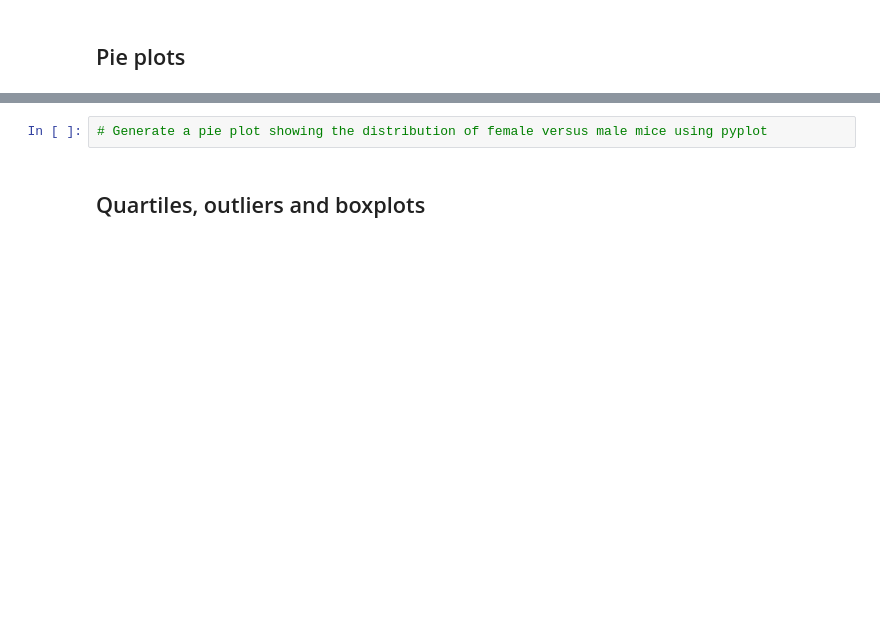
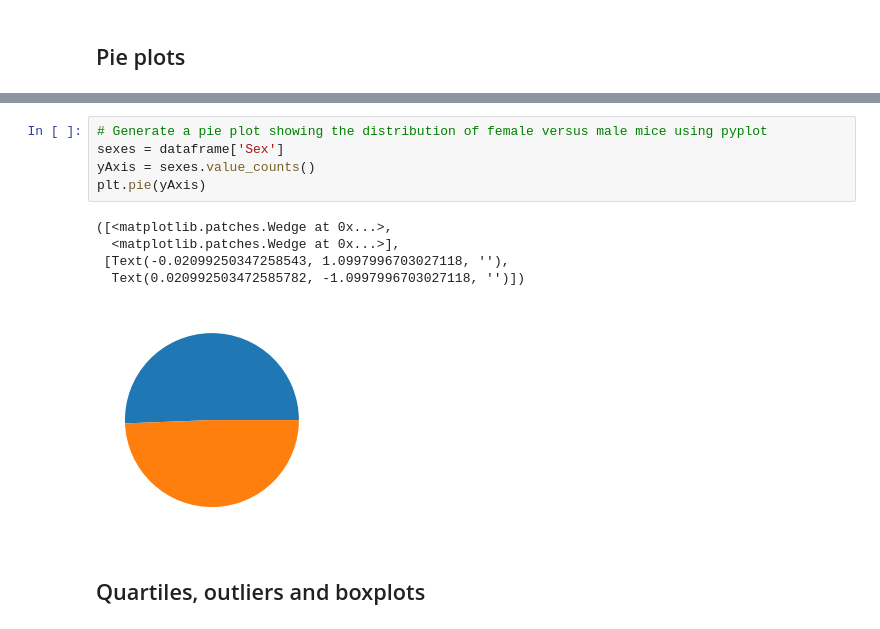
Before and after one commit to alexanderdyan/matplotlib-challenge, a Jupyter notebook: Pymaceuticals/pymaceuticals_starter.ipynb, the cells around one changed output, grey strips where cells are left out. Saved outputs shown, nothing was run; the diff lists cells and outputs as text; blank space fills up the shorter version.

```diff
--- a/Pymaceuticals/pymaceuticals_starter.ipynb
+++ b/Pymaceuticals/pymaceuticals_starter.ipynb
@@ -180,5 +184,14 @@ Text(0, 0.5, '# of Data Points')
 # %%
 # Generate a pie plot showing the distribution of female versus male mice using pyplot
+sexes = dataframe['Sex']
+yAxis = sexes.value_counts()
+plt.pie(yAxis)
+# %% [output]
+([<matplotlib.patches.Wedge at 0x...>,
+  <matplotlib.patches.Wedge at 0x...>],
+ [Text(-0.02099250347258543, 1.0997996703027118, ''),
+  Text(0.020992503472585782, -1.0997996703027118, '')])
+[figure, added]
 # %% [markdown]
 ## Quartiles, outliers and boxplots
 # %%
```
Also changed, not shown: parts of 1 cell of this notebook.
